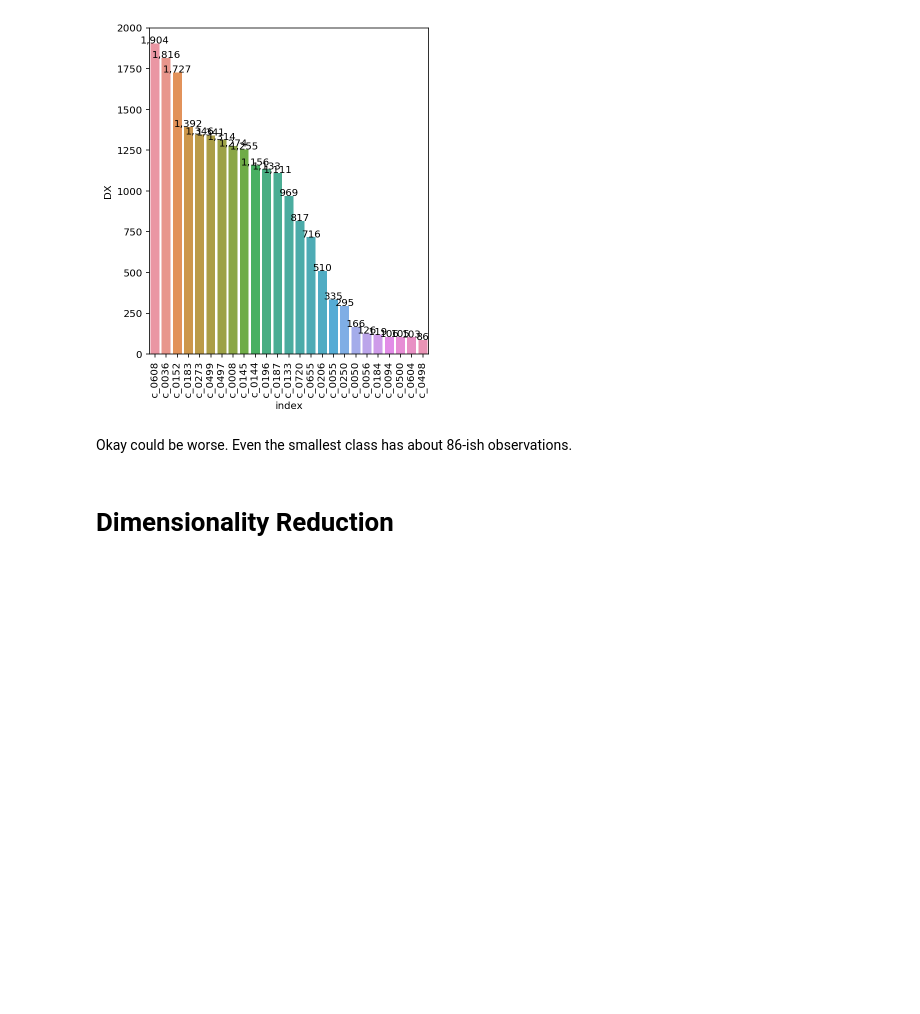
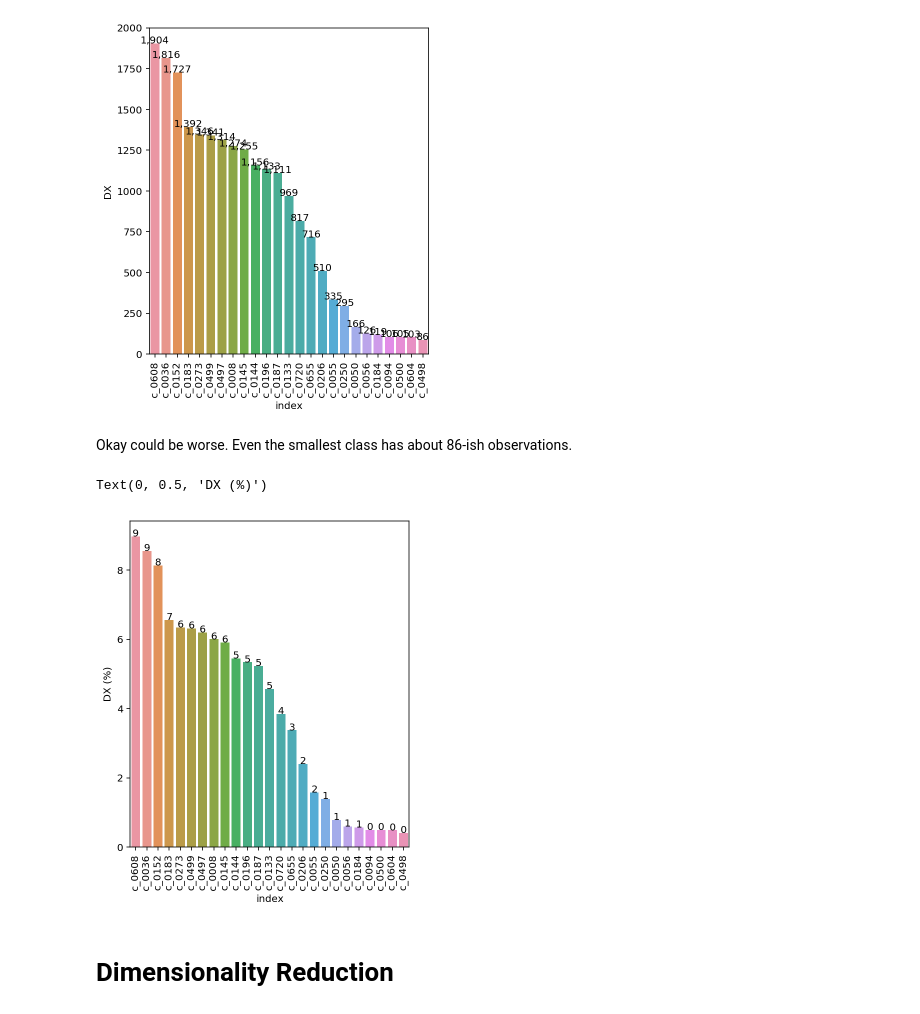
Before and after one commit to GYANTINC/ehr_dx, a Jupyter notebook: notebooks/2_Explore.ipynb, the cells around one changed output. Cells and saved outputs as stored; diff of their text form; code cells hidden in the pictures; blank space fills up the shorter version.

```diff
--- a/notebooks/2_Explore.ipynb
+++ b/notebooks/2_Explore.ipynb
@@ -59,6 +59,12 @@ isajosep_util.labeled_barplot(pd.DataFrame(formatted_data.DX.value_counts()).res
 [figure]
 # %% [markdown]
 Okay could be worse. Even the smallest class has about 86-ish observations.
+# %%
+isajosep_util.labeled_barplot(pd.DataFrame((100* formatted_data.DX.value_counts())/ formatted_data.DX.value_counts().sum()).reset_index(), x_label='index', y_label='DX')
+plt.gca().set_ylabel("DX (%)")
+# %% [output]
+Text(0, 0.5, 'DX (%)')
+[figure, added]
 # %% [markdown]
 # Dimensionality Reduction
 # %% [markdown]
```
Also changed, not shown: parts of 3 cells of this notebook, 1 other file.
